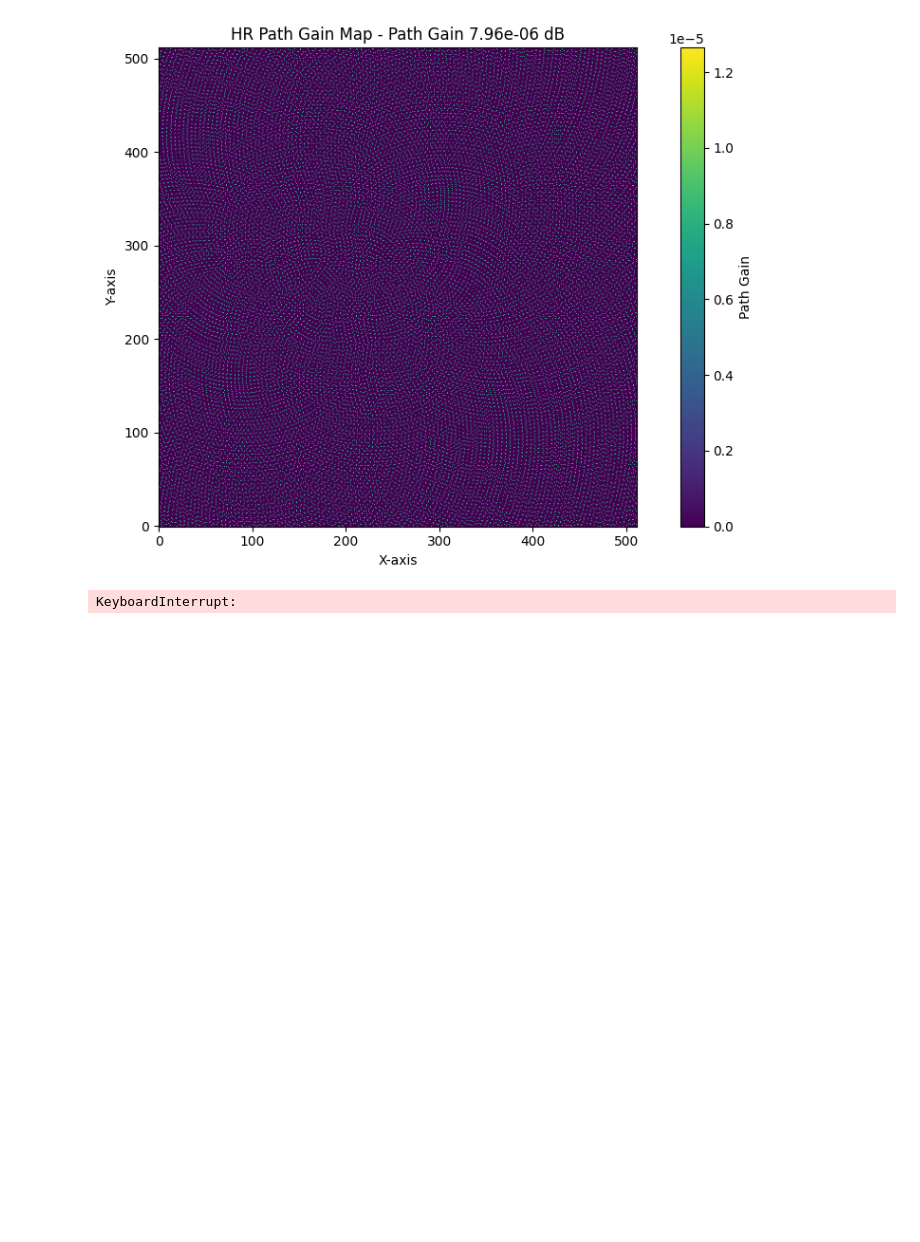
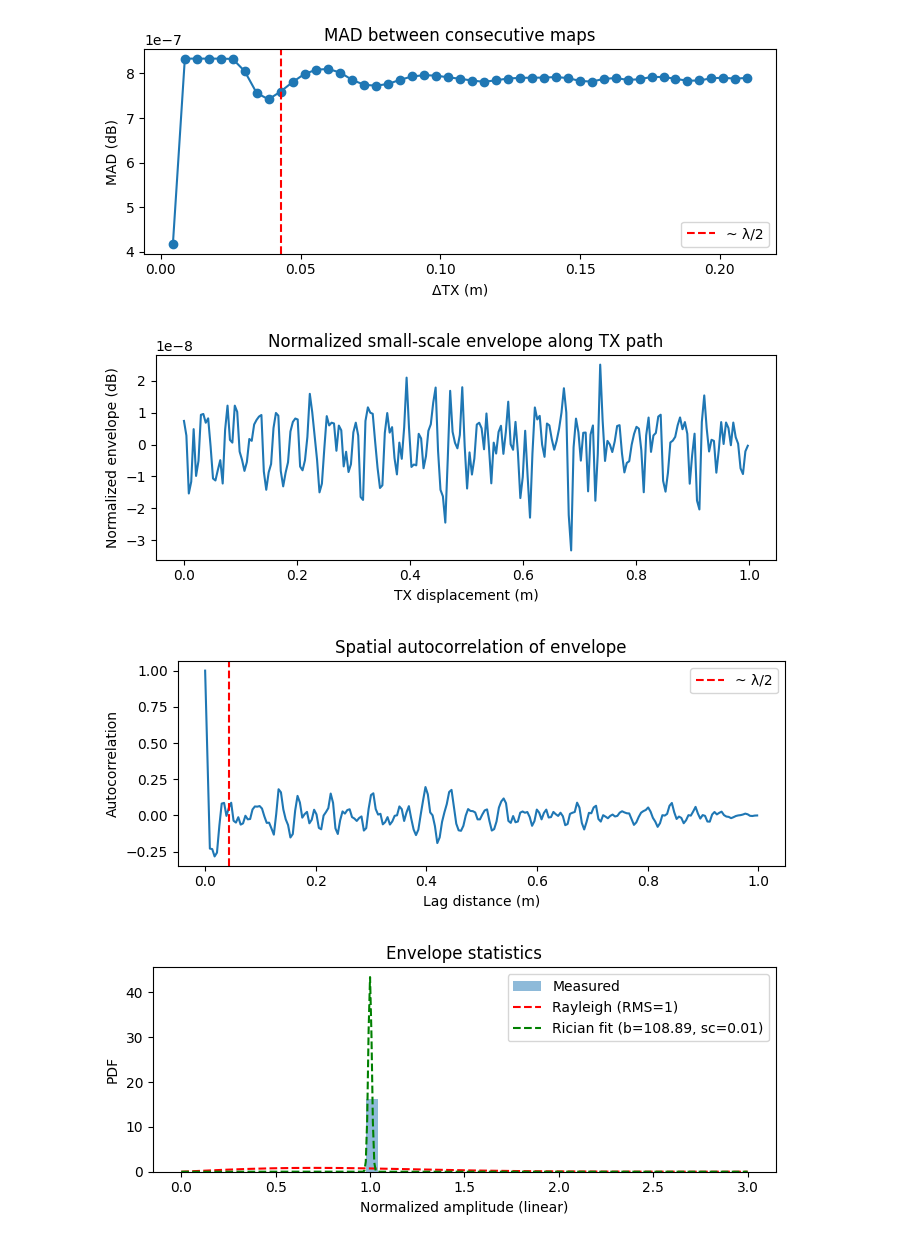
Before and after one commit to simonwanna/RaySR, a Jupyter notebook: fading_effect_test.ipynb, the cells around one changed output. Cells and saved outputs as stored; diff of their text form; code cells hidden in the pictures; blank space fills up the shorter version.

Commit message:
fixed plotting for small scale fading tests

```diff
--- a/fading_effect_test.ipynb
+++ b/fading_effect_test.ipynb
@@ -11,7 +15,7 @@ from tqdm import tqdm
 # %%
 lambda_ = c / DEFAULT_FREQUENCY
 step_size = lambda_ / 20
-positions = np.arange(1, 10, step_size)
+positions = np.arange(1, 2, step_size)
 
 dx = dy = lambda_ / 10.0
 GRID_N = 512
@@ -57,41 +110,0 @@ def heatmap(z: np.ndarray) -> None:
-# %%
-res = path_gain_loss_test(load_scene(), positions)
-# %%
-plt.ion()
-fig, ax = plt.subplots(1, figsize=(12, 6))
-
-# Fix color limits across frames
-rmin, rmax = np.nanmin(res), np.nanmax(res)
-
-# Initialize the first frame
-im0 = ax.imshow(res[0], cmap='viridis', origin='lower',
-                   vmin=rmin, vmax=rmax)
-# include tx positions as scatter points
-tx1_pos = np.array([0.0, 0.0, 10.0])
-tx2_pos = np.array([-float(positions[0]), 0.0, 10.0])
-ax.scatter(tx1_pos[0], tx1_pos[1], color='red', label='TX1', s=100)
-ax.scatter(tx2_pos[0], tx2_pos[1], color='blue', label='TX2', s=100)
-ax.legend()
-
-ax.set_title(f'HR Path Gain Map - Position {positions[0]}')
-ax.set_xlabel('X-axis'); ax.set_ylabel('Y-axis')
-cbar0 = fig.colorbar(im0, ax=ax, fraction=0.046, pad=0.04)
-cbar0.set_label('Path Gain')
-
-fig.tight_layout()
-
-for i in range(len(positions)):
-    im0.set_data(res[i])
-
-    # Compute approximate path gain in the center
-    hr_pg = res[i][res[i].shape[0] // 2, res[i].shape[1] // 2]
-
-    ax.set_title(f'HR Path Gain Map - Path Gain {hr_pg:.2e} dB')
-
-    plt.pause(0.3)
-
-plt.ioff()
-plt.show()
-# %% [output]
-[figure, removed]
-KeyboardInterrupt:
@@ -97,0 +232,9 @@ KeyboardInterrupt:
+# %%
+res_empty_scene = path_gain_loss_test(load_scene(), positions)
+# %%
+plot_small_scale_suite(res_empty_scene, positions, lambda_)
+# %% [output]
+[figure, added]
+[figure, added]
+[figure, added]
+[figure, added]
```
Also changed, not shown: parts of 6 cells of this notebook.
